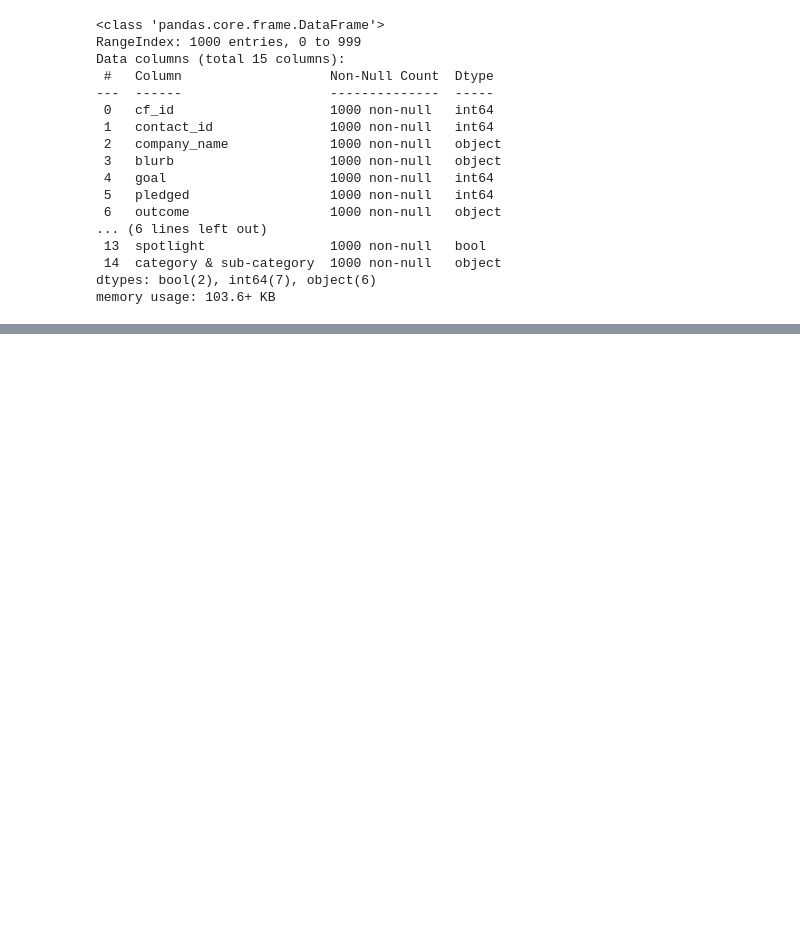
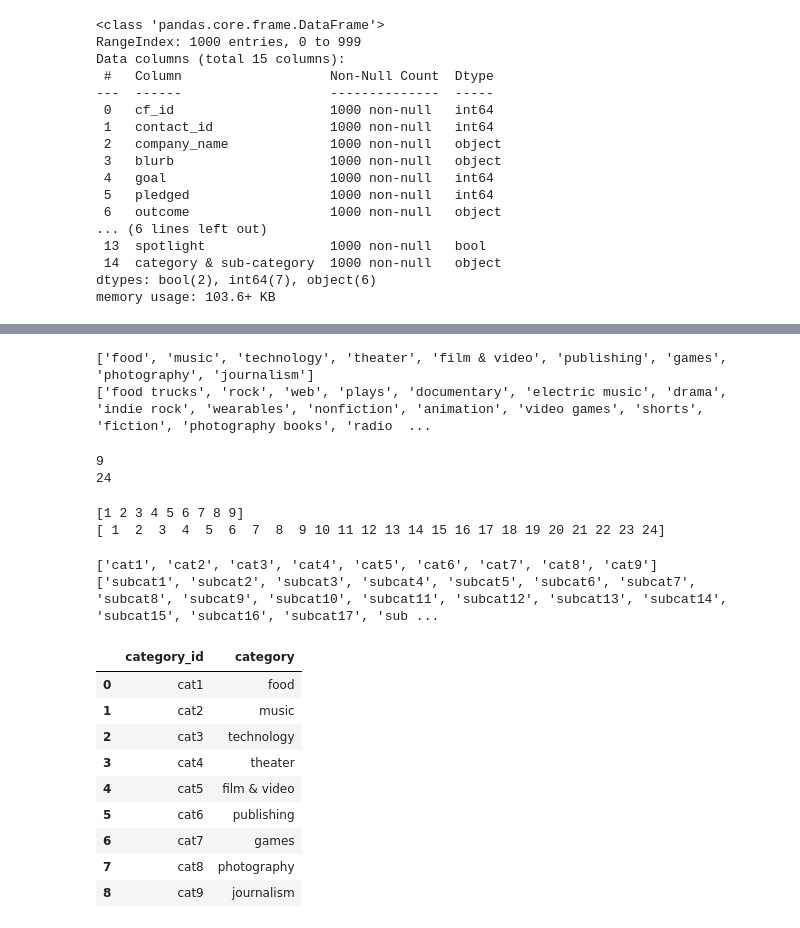
Before and after one commit to jyojay/Crowdfunding_ETL, a Jupyter notebook: ETL_Mini_Project_KTamas.ipynb, the cells around one changed output, grey strips where cells are left out. Saved outputs shown, nothing was run; the diff lists cells and outputs as text; code cells hidden in the pictures; blank space fills up the shorter version.

```diff
--- a/ETL_Mini_Project_KTamas.ipynb
+++ b/ETL_Mini_Project_KTamas.ipynb
@@ -39,0 +73,42 @@ memory usage: 103.6+ KB
+# %%
+# Get the unique categories and subcategories in separate lists.
+categories = crowdfunding_info_df['category'].unique()
+categories = categories.tolist()
+
+subcategories = crowdfunding_info_df['subcategory'].unique()
+subcategories = subcategories.tolist()
+
+print(categories)
+print(subcategories)
+# %% [output]
+['food', 'music', 'technology', 'theater', 'film & video', 'publishing', 'games', 'photography', 'journalism']
+['food trucks', 'rock', 'web', 'plays', 'documentary', 'electric music', 'drama', 'indie rock', 'wearables', 'nonfiction', 'animation', 'video games', 'shorts', 'fiction', 'photography books', 'radio  ...
+# %%
+# Get the number of distinct values in the categories and subcategories lists.
+print(len(categories))
+print(len(subcategories))
+# %% [output]
+9
+24
+# %%
+# Create numpy arrays from 1-9 for the categories and 1-24 for the subcategories.
+category_ids = np.arange(1, 10)
+subcategory_ids = np.arange(1, 25)
+
+print(category_ids)
+print(subcategory_ids)
+# %% [output]
+[1 2 3 4 5 6 7 8 9]
+[ 1  2  3  4  5  6  7  8  9 10 11 12 13 14 15 16 17 18 19 20 21 22 23 24]
+# %%
+# Use a list comprehension to add "cat" to each category_id.
+cat_ids = ["cat"+str(cat) for cat in category_ids]
+
+# Use a list comprehension to add "subcat" to each subcategory_id.
+scat_ids = ["subcat"+str(subcat) for subcat in subcategory_ids]
+
+print(cat_ids)
+print(scat_ids)
+# %% [output]
+['cat1', 'cat2', 'cat3', 'cat4', 'cat5', 'cat6', 'cat7', 'cat8', 'cat9']
+['subcat1', 'subcat2', 'subcat3', 'subcat4', 'subcat5', 'subcat6', 'subcat7', 'subcat8', 'subcat9', 'subcat10', 'subcat11', 'subcat12', 'subcat13', 'subcat14', 'subcat15', 'subcat16', 'subcat17', 'sub ...
@@ -39,0 +124,13 @@ memory usage: 103.6+ KB
+# %%
+category_df
+# %% [output]
+|  | category_id | category |
+| 0 | cat1 | food |
+| 1 | cat2 | music |
+| 2 | cat3 | technology |
+| 3 | cat4 | theater |
+| 4 | cat5 | film & video |
+| 5 | cat6 | publishing |
+| 6 | cat7 | games |
+| 7 | cat8 | photography |
+| 8 | cat9 | journalism |
```
Also changed, not shown: parts of 10 cells of this notebook, 1 other file.
